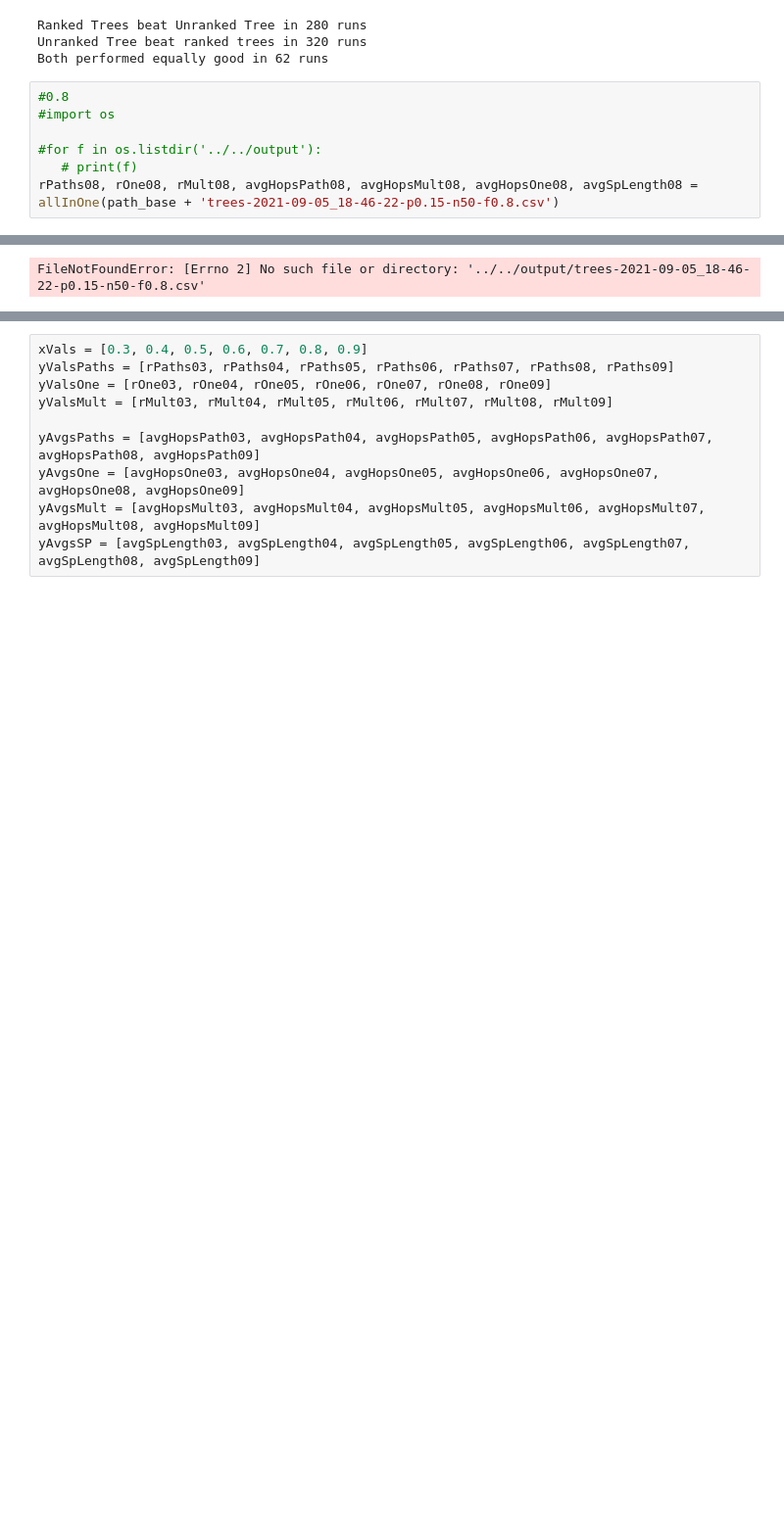
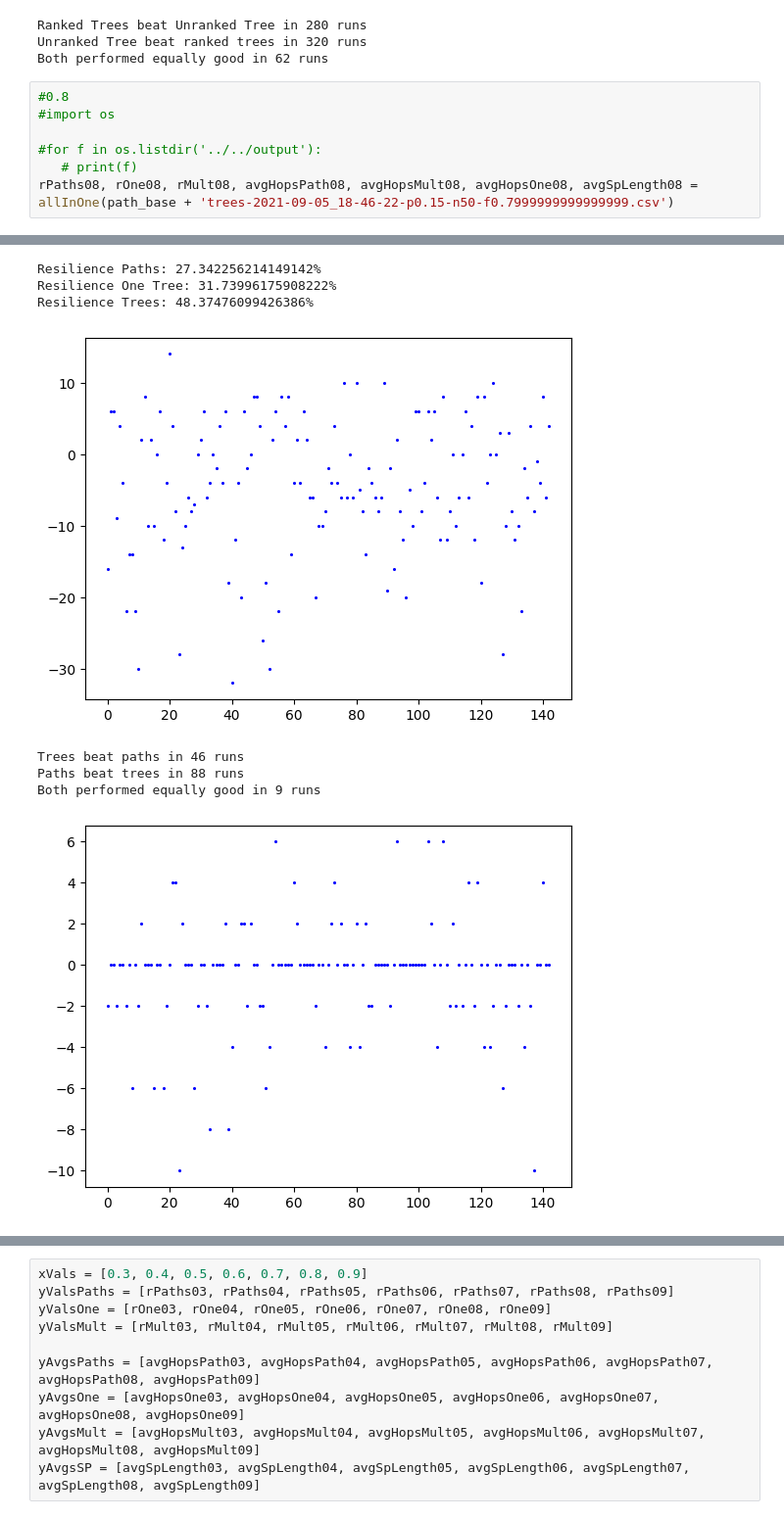
Before and after one commit to AmmarGamous/ba-gamous-disjoint, a Jupyter notebook: schritt1_reproduktion/evaluation/notebooks/resilience/n50-clustered.ipynb, the cells around one changed output, grey strips where cells are left out. Shown at 98% size. Drawn from its saved outputs; the diff is of its cells as text; blank space fills up the shorter version.

Commit message:
Schritt1: notebooks/resilience/plots_randomRegular-n50-clustered

```diff
--- a/schritt1_reproduktion/evaluation/notebooks/resilience/n50-clustered.ipynb
+++ b/schritt1_reproduktion/evaluation/notebooks/resilience/n50-clustered.ipynb
@@ -281,5 +281,5 @@ Both performed equally good in 62 runs
 
 #for f in os.listdir('../../output'):
    # print(f)
-rPaths08, rOne08, rMult08, avgHopsPath08, avgHopsMult08, avgHopsOne08, avgSpLength08 = allInOne(path_base + 'trees-2021-09-05_18-46-22-p0.15-n50-f0.8.csv')
+rPaths08, rOne08, rMult08, avgHopsPath08, avgHopsMult08, avgHopsOne08, avgSpLength08 = allInOne(path_base + 'trees-2021-09-05_18-46-22-p0.15-n50-f0.7999999999999999.csv')
 # %% [output]
@@ -286 +292,8 @@ rPaths08, rOne08, rMult08, avgHopsPath08, avgHopsMult08, avgHopsOne08, avgSpLeng
-FileNotFoundError: [Errno 2] No such file or directory: '../../output/trees-2021-09-05_18-46-22-p0.15-n50-f0.8.csv'
+Resilience Paths: 27.342256214149142%
+Resilience One Tree: 31.73996175908222%
+Resilience Trees: 48.37476099426386%
+[figure, added]
+Trees beat paths in 46 runs
+Paths beat trees in 88 runs
+Both performed equally good in 9 runs
+[figure, added]
```
Also changed, not shown: parts of 7 cells of this notebook, 4 other files.
